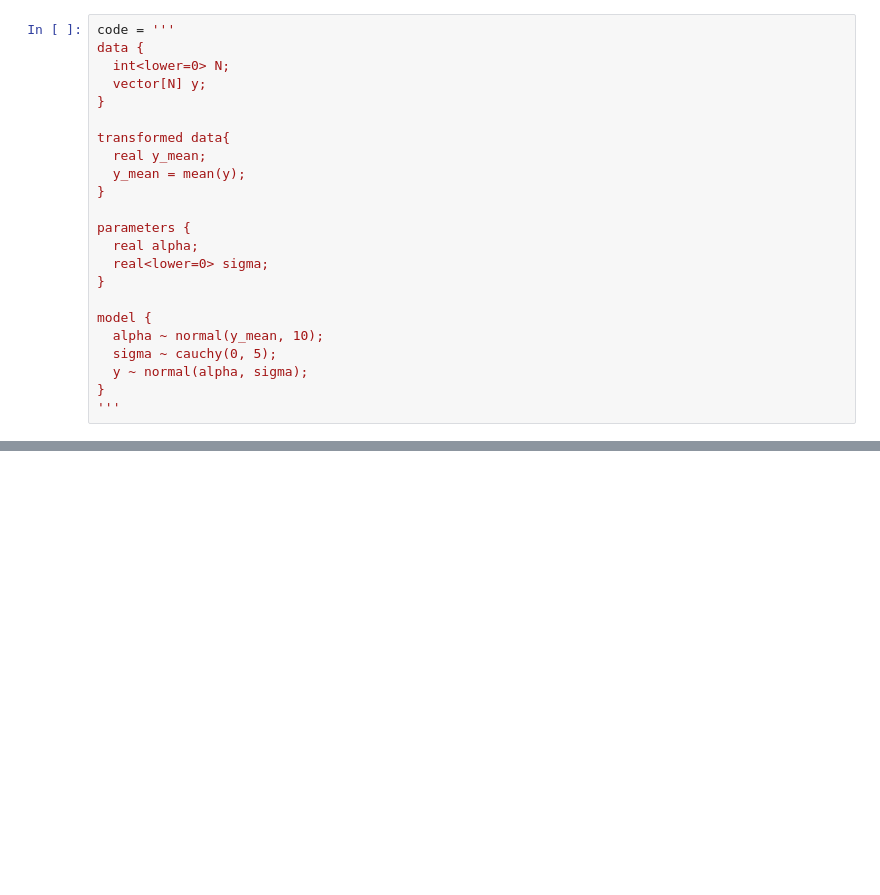
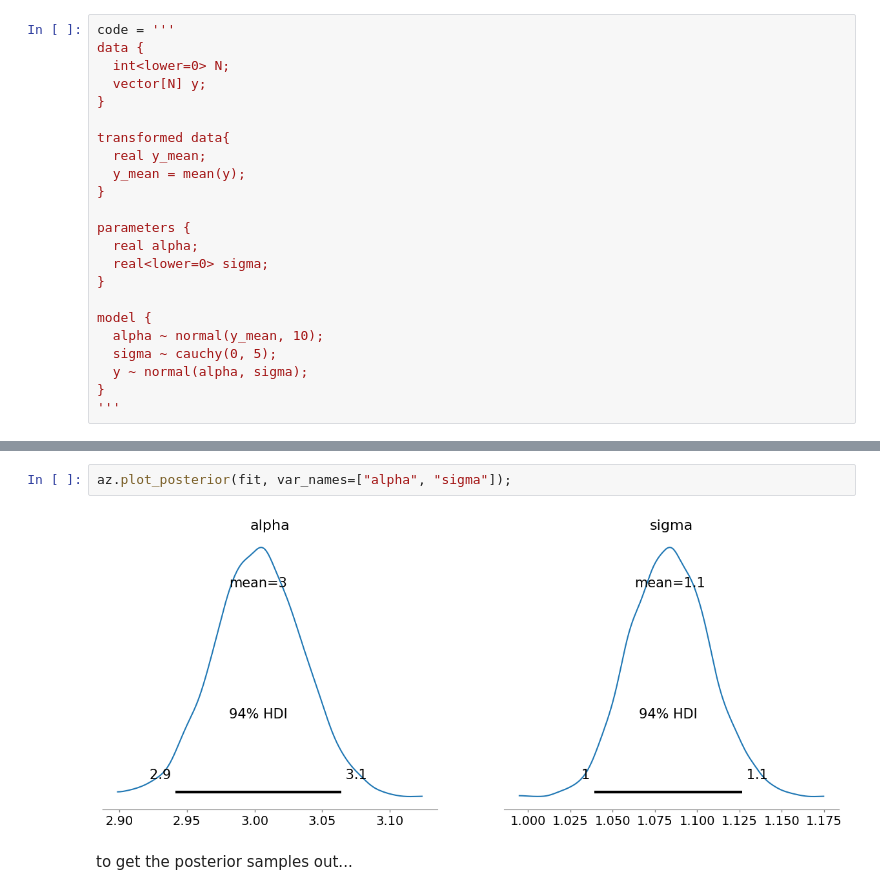
Before and after one commit to Gibbsdavidl/stan-zoo, a Jupyter notebook: single_sample_t_test.ipynb, the cells around one changed output, grey strips where cells are left out. Cells and saved outputs as stored; diff of their text form; blank space fills up the shorter version.

```diff
--- a/single_sample_t_test.ipynb
+++ b/single_sample_t_test.ipynb
@@ -73,2 +98,8 @@ Messages received during sampling:
+# %%
+az.plot_posterior(fit, var_names=["alpha", "sigma"]);
+# %% [output]
+[figure, added]
+# %% [markdown]
+to get the posterior samples out...
 # %%
 alpha = fit["alpha"]  # array of 4 chains
```
Also changed, not shown: parts of 11 cells of this notebook.
